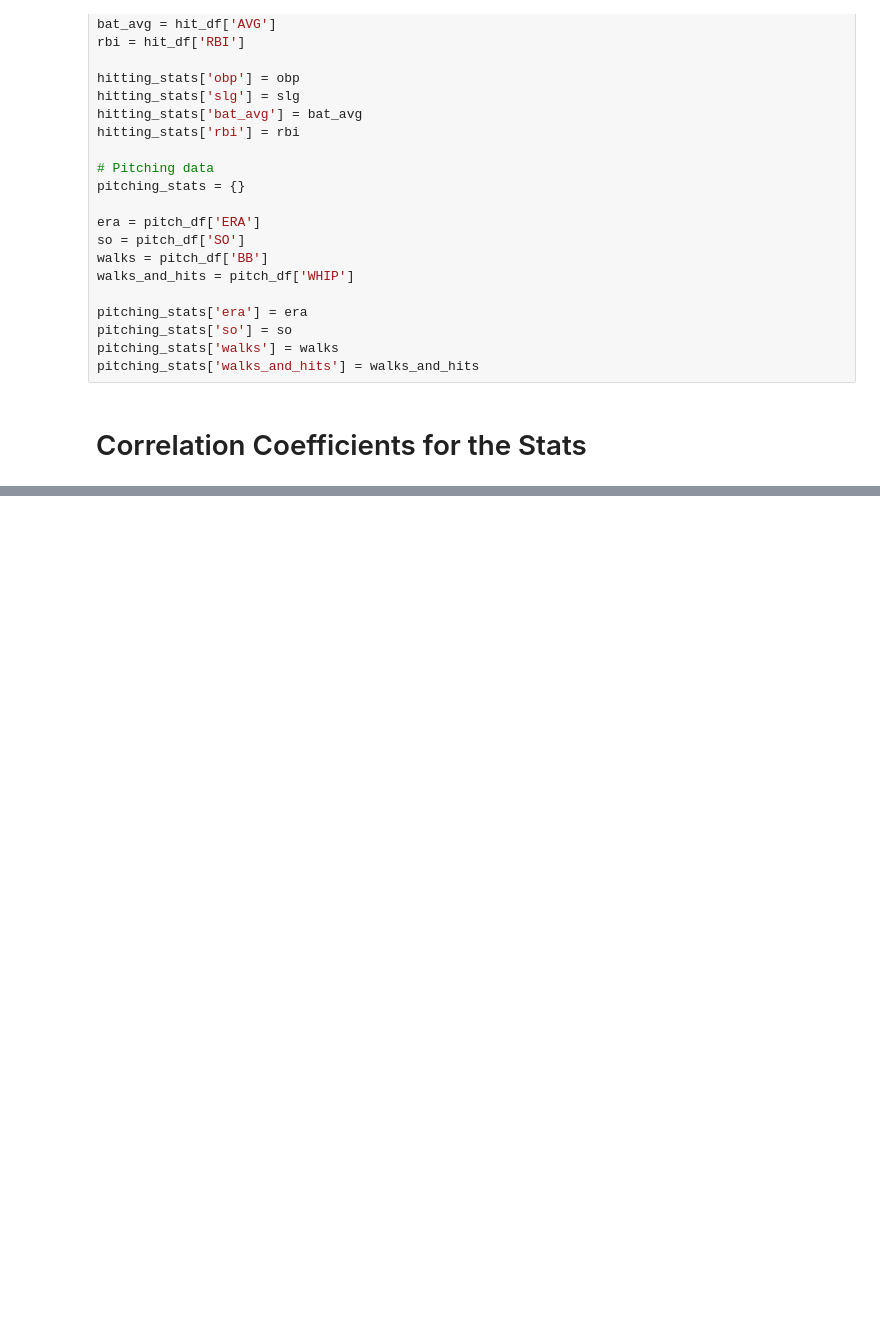
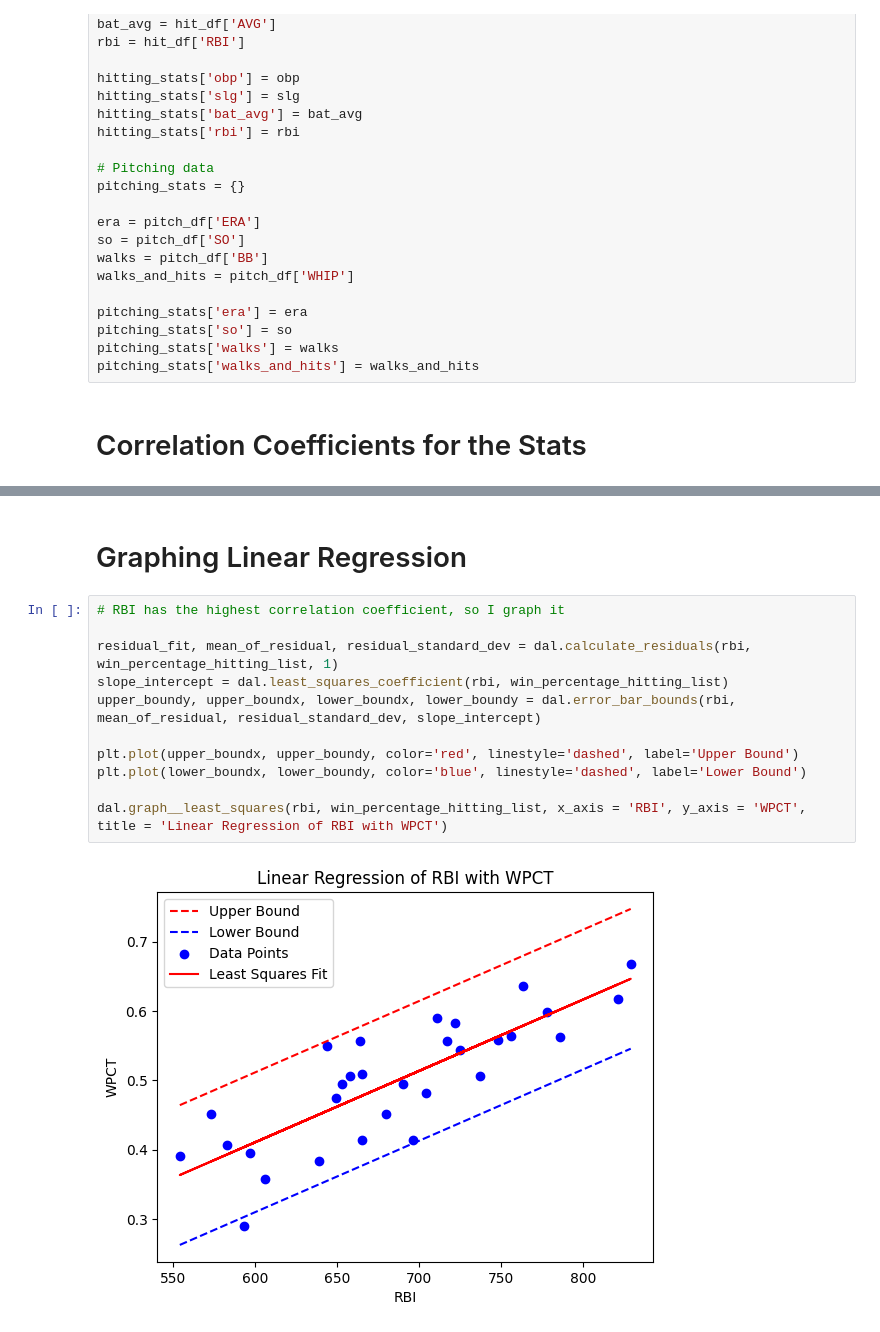
Before and after one commit to Quilhar/DataAnalytics, a Jupyter notebook: Stats/moneyball.ipynb, the cells around one changed output, grey strips where cells are left out. Cells and saved outputs as stored; diff of their text form; blank space fills up the shorter version.

```diff
--- a/Stats/moneyball.ipynb
+++ b/Stats/moneyball.ipynb
@@ -70,0 +77,15 @@ pitching_stats_cc['walks_and_hits_cc'] = walks_and_hits_correlation_coefficient
+# %% [markdown]
+# Graphing Linear Regression
+# %%
+# RBI has the highest correlation coefficient, so I graph it
+
+residual_fit, mean_of_residual, residual_standard_dev = dal.calculate_residuals(rbi, win_percentage_hitting_list, 1)
+slope_intercept = dal.least_squares_coefficient(rbi, win_percentage_hitting_list)
+upper_boundy, upper_boundx, lower_boundx, lower_boundy = dal.error_bar_bounds(rbi, mean_of_residual, residual_standard_dev, slope_intercept)
+
+plt.plot(upper_boundx, upper_boundy, color='red', linestyle='dashed', label='Upper Bound')
+plt.plot(lower_boundx, lower_boundy, color='blue', linestyle='dashed', label='Lower Bound')
+
+dal.graph__least_squares(rbi, win_percentage_hitting_list, x_axis = 'RBI', y_axis = 'WPCT', title = 'Linear Regression of RBI with WPCT')
+# %% [output]
+[figure, added]
```
Also changed, not shown: parts of 6 cells of this notebook, 1 other file.
